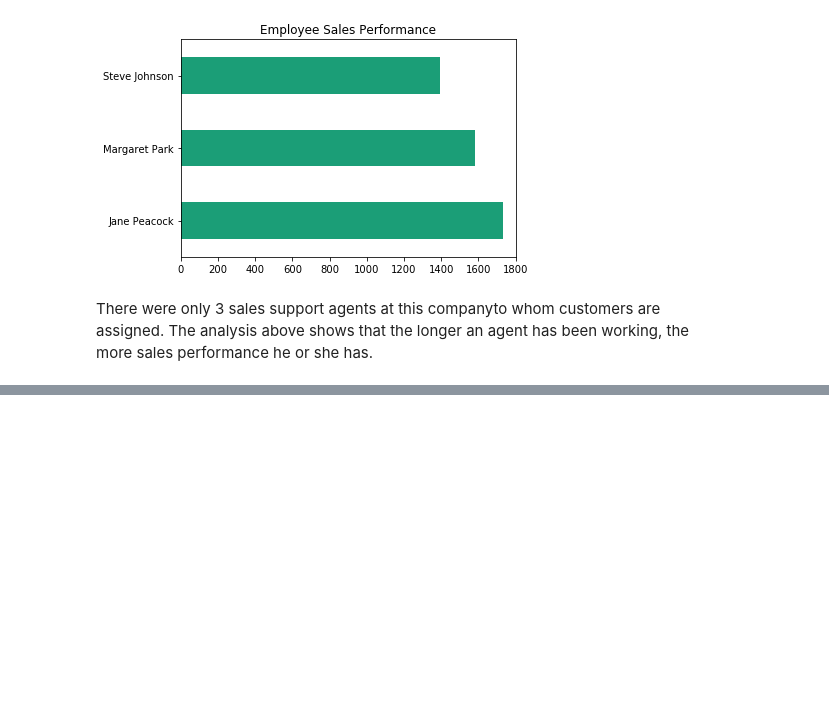
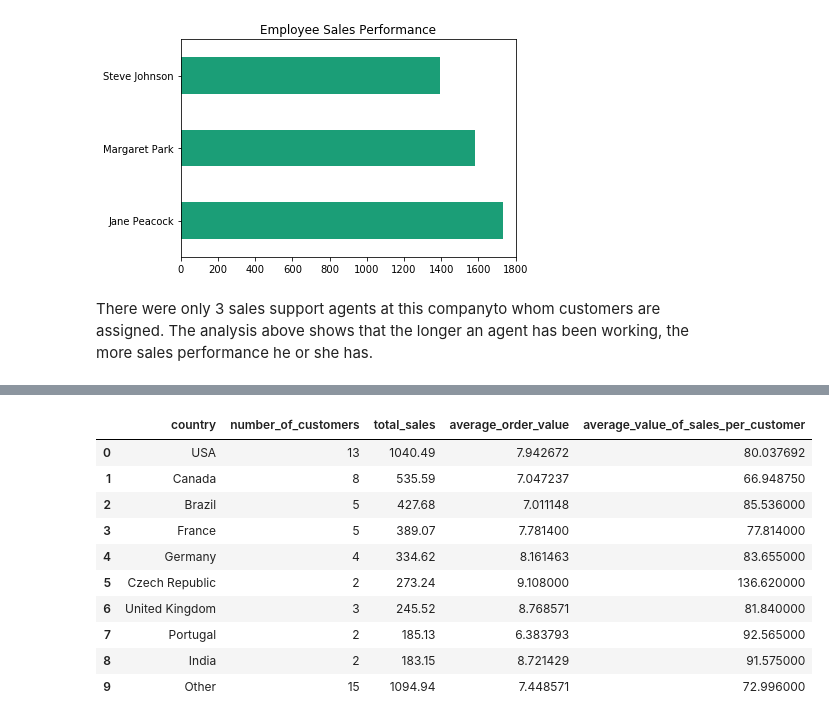
Before and after one commit to yeon-yeon/Chinook, a Jupyter notebook: Answering Business Questions at the Chinook record store.ipynb, the cells around one changed output, grey strips where cells are left out. Saved outputs shown, nothing was run; the diff lists cells and outputs as text; code cells hidden in the pictures; blank space fills up the shorter version.

```diff
--- a/Answering Business Questions at the Chinook record store.ipynb
+++ b/Answering Business Questions at the Chinook record store.ipynb
@@ -168,0 +193,57 @@ There were only 3 sales support agents at this companyto whom customers are assi
+# %%
+q = '''
+WITH country_or_other AS
+    (
+        SELECT
+            CASE
+                WHEN (
+                      SELECT COUNT(*)
+                      FROM customer
+                      WHERE country=c.country
+                     ) = 1 THEN 'Other'
+                ELSE c.country
+            END AS country,
+            c.customer_id,
+            il.*
+        FROM invoice_line il
+        INNER JOIN invoice i ON i.invoice_id = il.invoice_id
+        INNER JOIN customer c ON c.customer_id = i.customer_id
+    )
+SELECT
+    country,
+    number_of_customers,
+    total_sales,
+    average_order_value,
+    average_value_of_sales_per_customer
+FROM
+    (
+    SELECT
+        country,
+        SUM(unit_price) total_sales,
+        CASE
+            WHEN country = 'Other' THEN 1
+            ELSE 0
+        END AS sort,
+        COUNT(DISTINCT customer_id) number_of_customers,
+        (SUM(unit_price) / COUNT(DISTINCT customer_id)) average_value_of_sales_per_customer,
+        (SUM(unit_price) / COUNT(DISTINCT invoice_id)) average_order_value
+    FROM country_or_other
+    GROUP BY 1
+    ORDER BY sort ASC, total_sales DESC
+    )
+
+
+'''
+run_query(q)
+# %% [output]
+|  | country | number_of_customers | total_sales | average_order_value | average_value_of_sales_per_customer |
+| 0 | USA | 13 | 1040.49 | 7.942672 | 80.037692 |
+| 1 | Canada | 8 | 535.59 | 7.047237 | 66.948750 |
+| 2 | Brazil | 5 | 427.68 | 7.011148 | 85.536000 |
+| 3 | France | 5 | 389.07 | 7.781400 | 77.814000 |
+| 4 | Germany | 4 | 334.62 | 8.161463 | 83.655000 |
+| 5 | Czech Republic | 2 | 273.24 | 9.108000 | 136.620000 |
+| 6 | United Kingdom | 3 | 245.52 | 8.768571 | 81.840000 |
+| 7 | Portugal | 2 | 185.13 | 6.383793 | 92.565000 |
+| 8 | India | 2 | 183.15 | 8.721429 | 91.575000 |
+| 9 | Other | 15 | 1094.94 | 7.448571 | 72.996000 |
```
Also changed, not shown: parts of 2 cells of this notebook.
